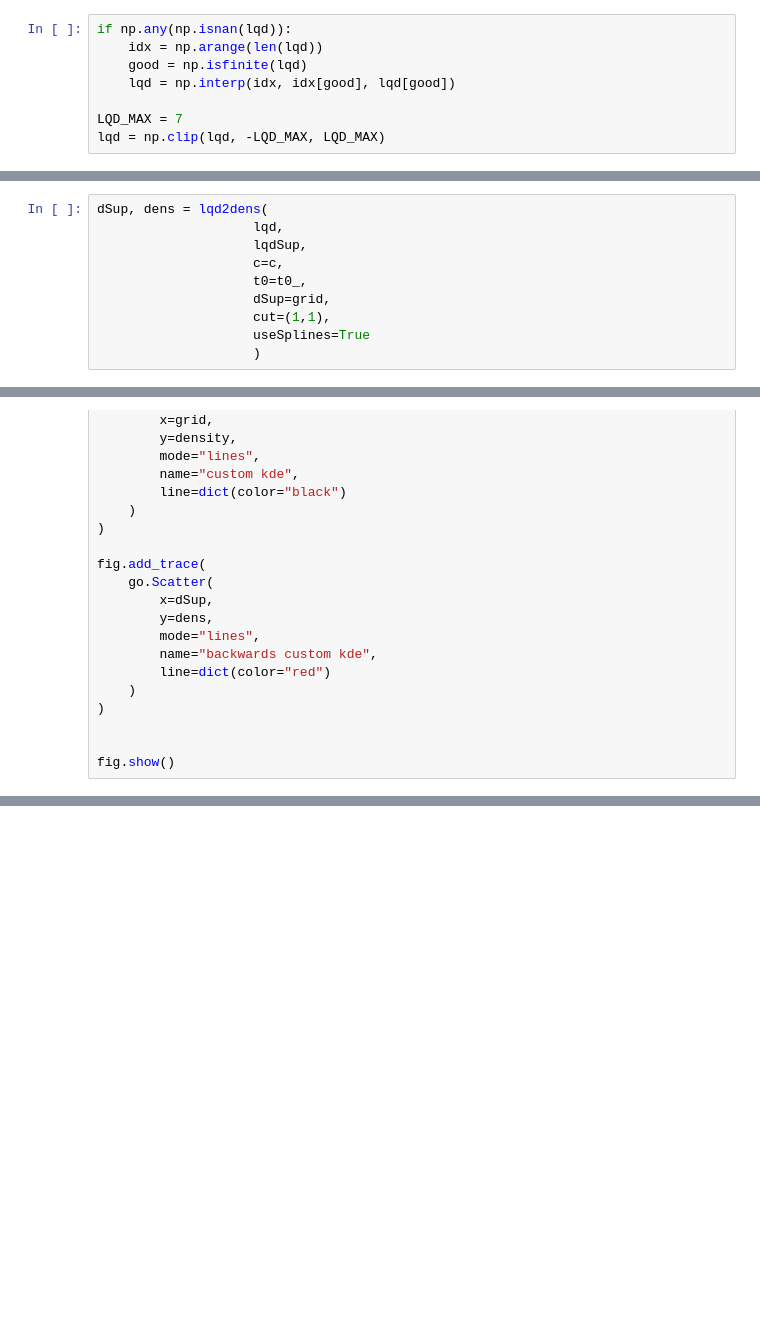
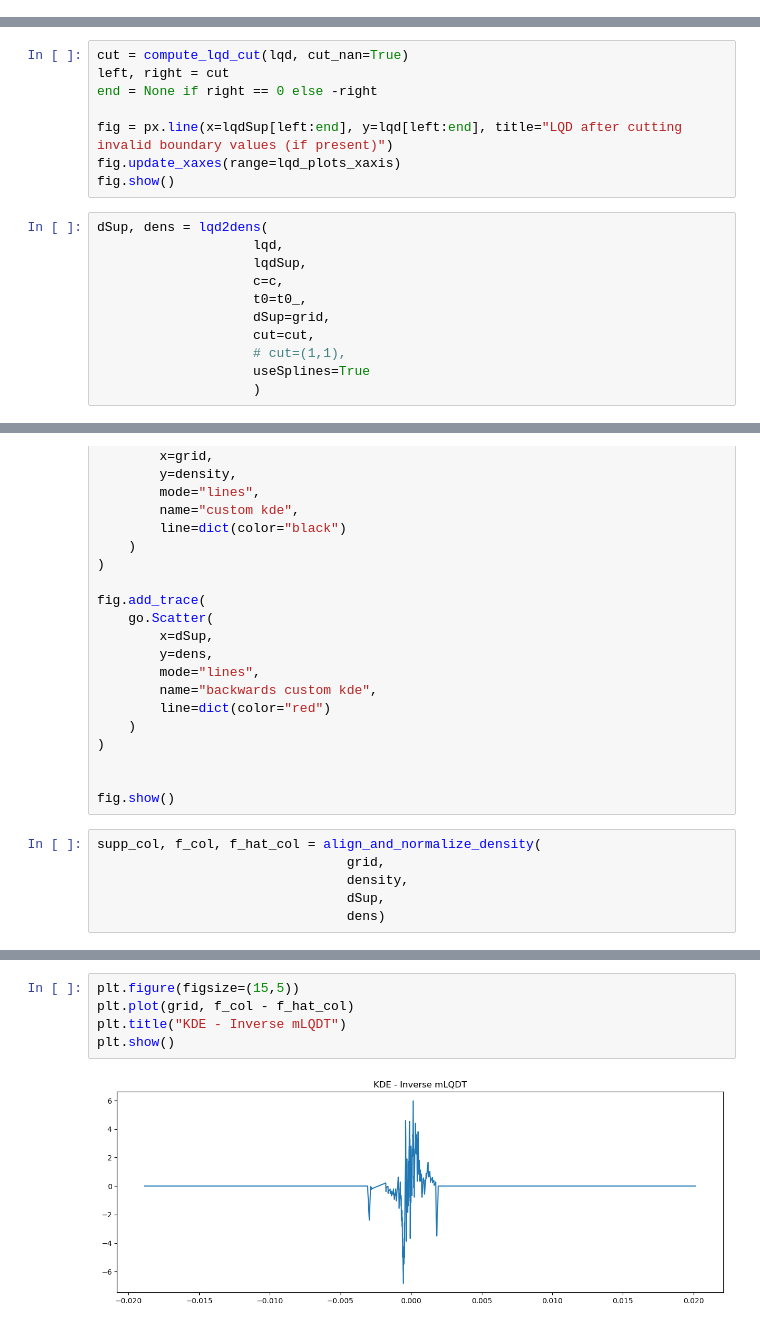
Before and after one commit to matheus-vizzotto/densities4risk, a Jupyter notebook: notebooks/09_assess_transformation.ipynb, the cells around one changed output, grey strips where cells are left out. Cells and saved outputs as stored; diff of their text form; blank space fills up the shorter version.

```diff
--- a/notebooks/09_assess_transformation.ipynb
+++ b/notebooks/09_assess_transformation.ipynb
@@ -322,8 +310,0 @@ invalid value encountered in multiply
-# %%
-if np.any(np.isnan(lqd)):
-    idx = np.arange(len(lqd))
-    good = np.isfinite(lqd)
-    lqd = np.interp(idx, idx[good], lqd[good])
-
-LQD_MAX = 7
-lqd = np.clip(lqd, -LQD_MAX, LQD_MAX)
@@ -336,3 +311,11 @@ plt.show()
+# %%
+cut = compute_lqd_cut(lqd, cut_nan=True)
+left, right = cut
+end = None if right == 0 else -right
+
+fig = px.line(x=lqdSup[left:end], y=lqd[left:end], title="LQD after cutting invalid boundary values (if present)")
+fig.update_xaxes(range=lqd_plots_xaxis)
+fig.show()
 # %%
 dSup, dens = lqd2dens(
                     lqd,
@@ -340,7 +323,8 @@ dSup, dens = lqd2dens(
                     c=c,
                     t0=t0_,
                     dSup=grid,
-                    cut=(1,1),
+                    cut=cut,
+                    # cut=(1,1),
                     useSplines=True
                     )
 # %% [output]
@@ -370,3 +360,9 @@ fig.add_trace(
 
 
 fig.show()
+# %%
+supp_col, f_col, f_hat_col = align_and_normalize_density(
+                                grid,
+                                density,
+                                dSup,
+                                dens)
@@ -372,0 +393,7 @@ fig.show()
+# %%
+plt.figure(figsize=(15,5))
+plt.plot(grid, f_col - f_hat_col)
+plt.title("KDE - Inverse mLQDT")
+plt.show()
+# %% [output]
+[figure, added]
```
Also changed, not shown: parts of 11 cells of this notebook, 4 other files.
